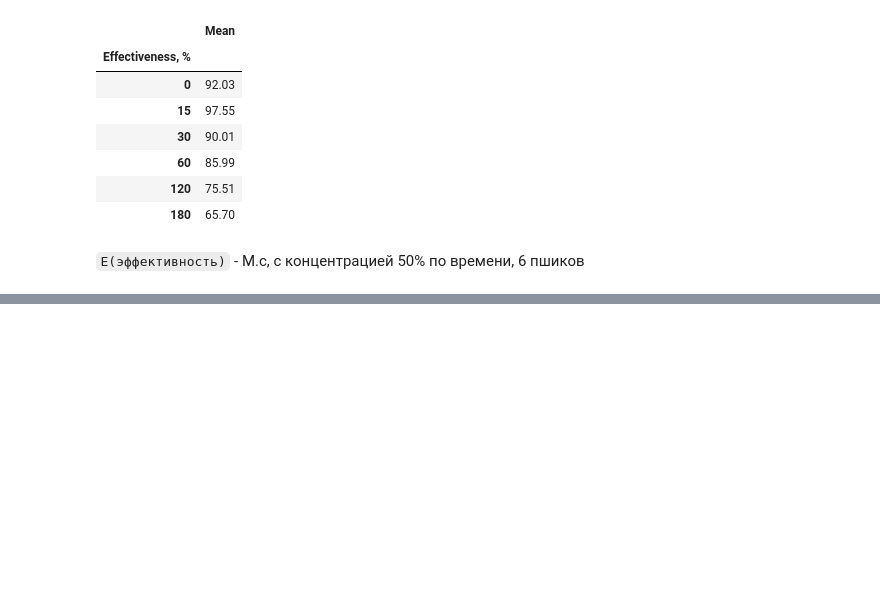
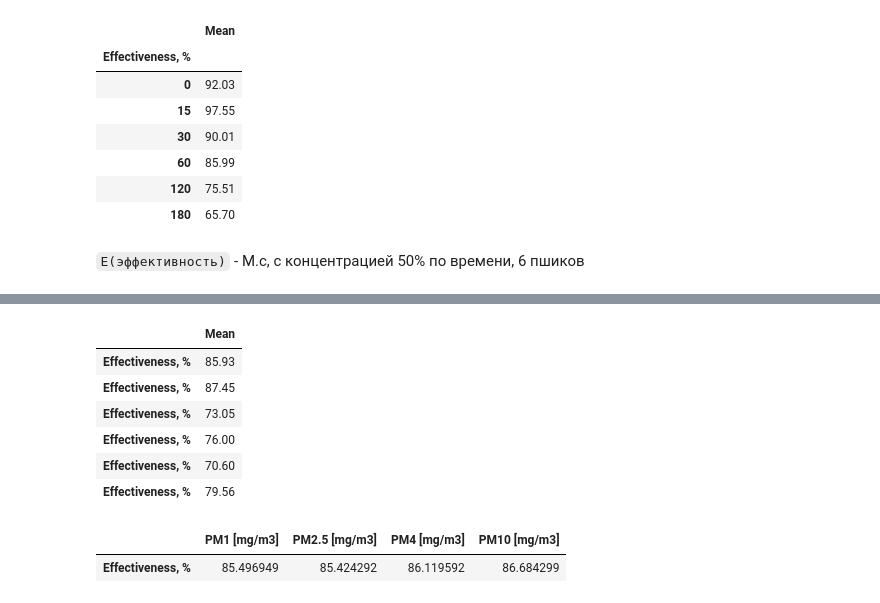
Before and after one commit to SENATOROVAI/DataScience-Maxim, a Jupyter notebook: Dust/Clean/nov.ipynb, the cells around one changed output, grey strips where cells are left out. Saved outputs shown, nothing was run; the diff lists cells and outputs as text; code cells hidden in the pictures; blank space fills up the shorter version.

```diff
--- a/Dust/Clean/nov.ipynb
+++ b/Dust/Clean/nov.ipynb
@@ -333,0 +349,25 @@ df5.iloc[:, 4:5]
+# %%
+E61 = effectiv(fon26, izm26) # t=0
+E62 = effectiv(fon27, izm27) # t=15
+E63 = effectiv(fon28, izm28) # t=30
+E64 = effectiv(fon29, izm29) # t=60
+E65 = effectiv(fon30, izm30) # t=90
+E66 = effectiv(fon31, izm31) # t=120
+df6 = pd.concat([E61, E62, E63, E64, E65, E66],axis=0)
+df6.rename(index={0: 0, 1: 15, 2: 30, 3: 60, 4: 120, 5: 180}, inplace=True)
+df6['Mean'] = df6.mean(axis=1).round(2)
+df6['t, min'] = [0, 15, 30, 60, 120, 180]
+df6.iloc[:, 4:5]
+# %% [output]
+|  | Mean |
+| Effectiveness, % | 85.93 |
+| Effectiveness, % | 87.45 |
+| Effectiveness, % | 73.05 |
+| Effectiveness, % | 76.00 |
+| Effectiveness, % | 70.60 |
+| Effectiveness, % | 79.56 |
+# %%
+E61
+# %% [output]
+|  | PM1 [mg/m3] | PM2.5 [mg/m3] | PM4 [mg/m3] | PM10 [mg/m3] |
+| Effectiveness, % | 85.496949 | 85.424292 | 86.119592 | 86.684299 |
```
Also changed, not shown: parts of 2 cells of this notebook, 4 other files.
